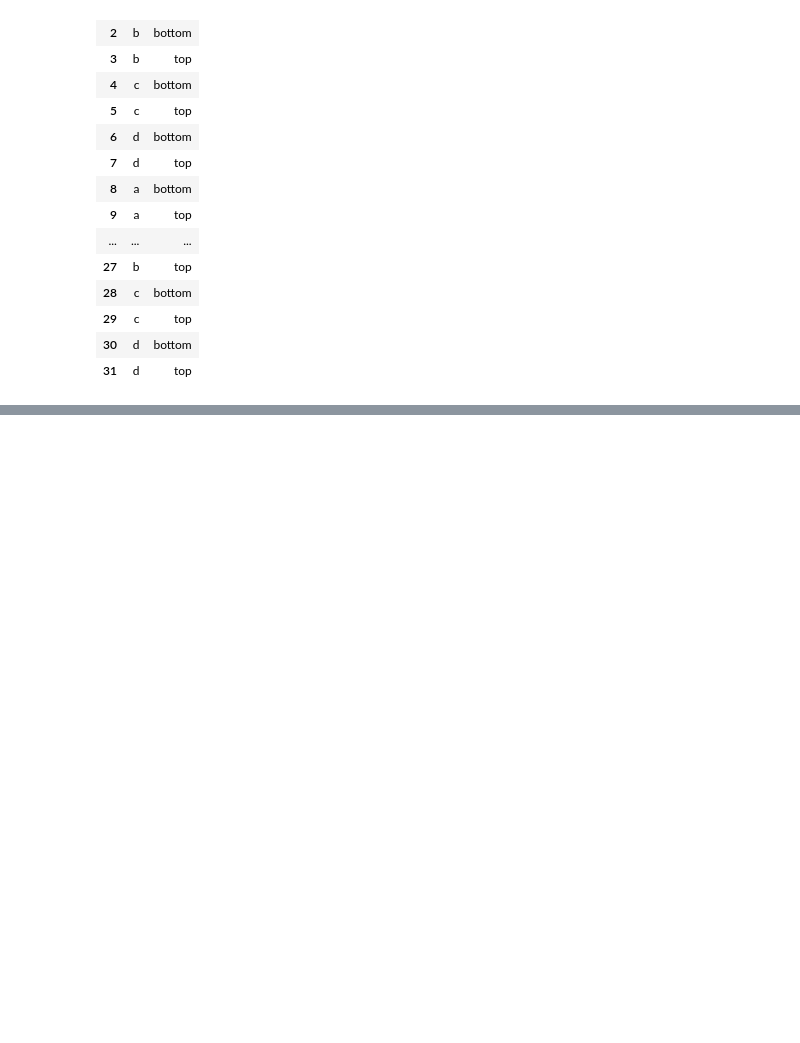
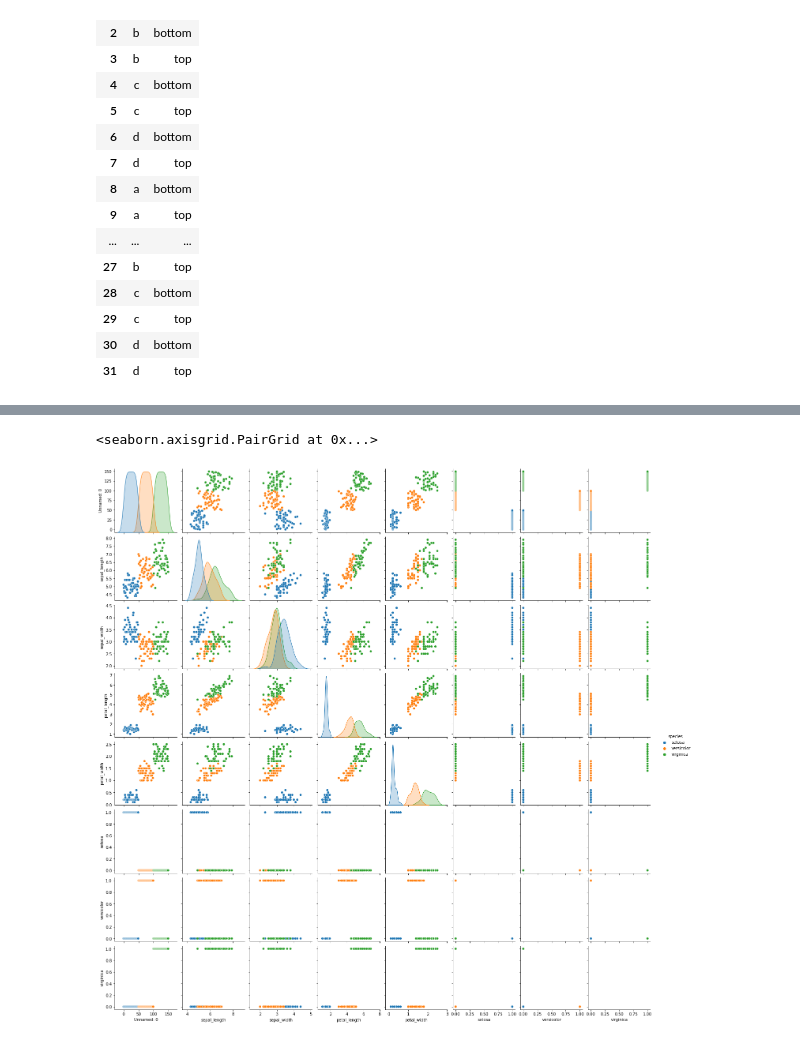
Before and after one commit to Laz-Lopez/classification-exercises, a Jupyter notebook: classification_exercises.ipynb, the cells around one changed output, grey strips where cells are left out. Drawn from its saved outputs; the diff is of its cells as text; code cells hidden in the pictures; blank space fills up the shorter version.

```diff
--- a/classification_exercises.ipynb
+++ b/classification_exercises.ipynb
@@ -887,0 +946,5 @@ cake2
+# %%
+sns.pairplot(iris, hue="species")
+# %% [output]
+<seaborn.axisgrid.PairGrid at 0x...>
+[figure, added]
```
Also changed, not shown: parts of 20 cells of this notebook.
